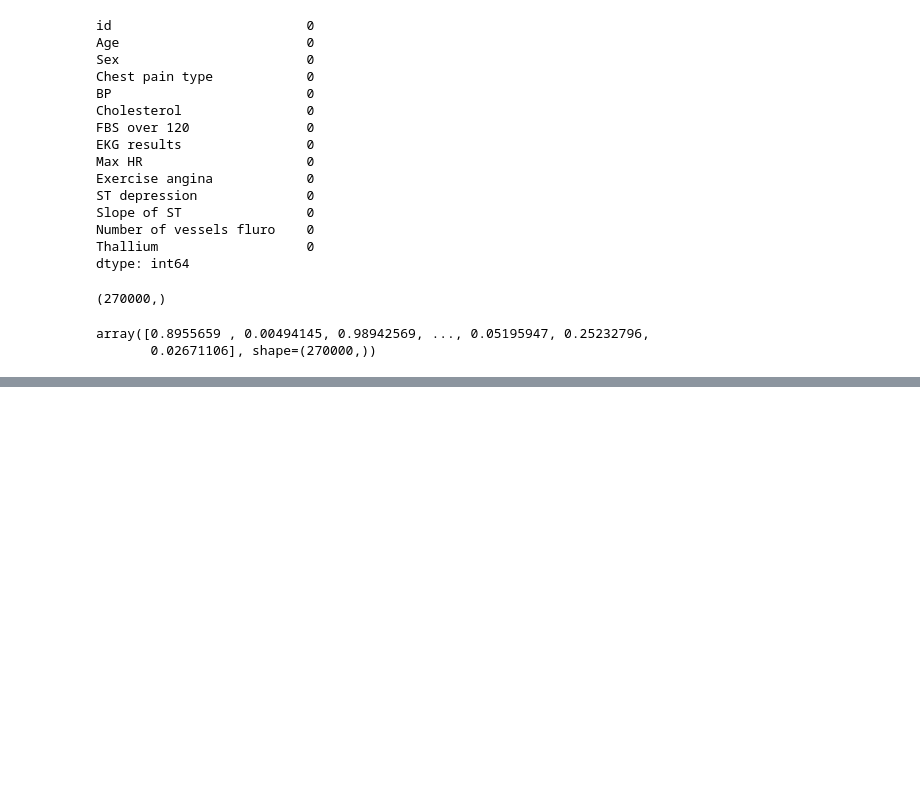
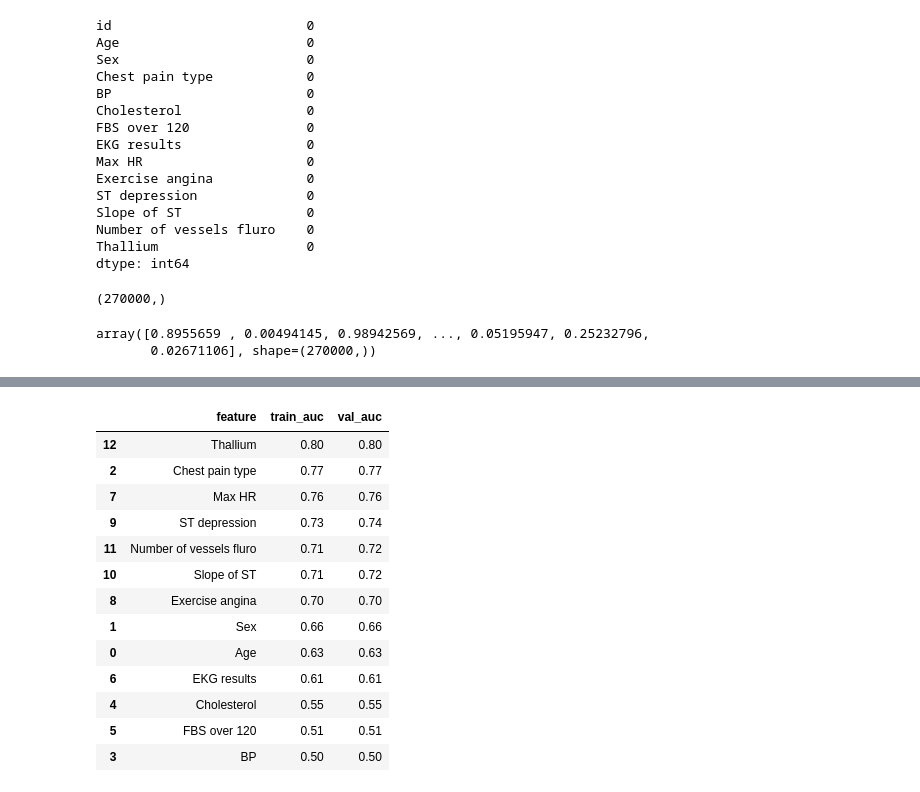
Before and after one commit to alwaysandeep/ml-experiments, a Jupyter notebook: experiments/kaggle/playground-feb-26-edition.ipynb, the cells around one changed output, grey strips where cells are left out. Cells and saved outputs as stored; diff of their text form; code cells hidden in the pictures; blank space fills up the shorter version.

```diff
--- a/experiments/kaggle/playground-feb-26-edition.ipynb
+++ b/experiments/kaggle/playground-feb-26-edition.ipynb
@@ -622,0 +710,53 @@ sub_df.to_csv('baseline_submission_simplelogistic.csv', index=False)
+# %%
+# Per-feature AUC analysis using existing preprocessor
+feature_aucs = []
+
+for feature in FEATURES:
+    # Determine if categorical or numeric
+    if feature in cat_cols:
+        single_preprocessor = ColumnTransformer([
+            ('cat', OneHotEncoder(drop='first', handle_unknown='ignore'), [feature])
+        ])
+    else:
+        single_preprocessor = ColumnTransformer([
+            ('num', StandardScaler(), [feature])
+        ])
+
+    # Build single-feature model
+    single_model = Pipeline([
+        ('prep', single_preprocessor),
+        ('lr', LogisticRegression(max_iter=1000))
+    ])
+
+    # Train and evaluate
+    single_model.fit(X_train[[feature]], y_train)
+    train_probs_single = single_model.predict_proba(X_train[[feature]])[:, 1]
+    val_probs_single = single_model.predict_proba(X_valid[[feature]])[:, 1]
+
+    train_auc = roc_auc_score(y_train, train_probs_single)
+    val_auc = roc_auc_score(y_valid, val_probs_single)
+
+    feature_aucs.append({
+        'feature': feature,
+        'train_auc': train_auc,
+        'val_auc': val_auc
+    })
+
+# Create dataframe and sort by val AUC
+feature_auc_df = pd.DataFrame(feature_aucs).sort_values('val_auc', ascending=False)
+feature_auc_df
+# %% [output]
+|  | feature | train_auc | val_auc |
+| 12 | Thallium | 0.80 | 0.80 |
+| 2 | Chest pain type | 0.77 | 0.77 |
+| 7 | Max HR | 0.76 | 0.76 |
+| 9 | ST depression | 0.73 | 0.74 |
+| 11 | Number of vessels fluro | 0.71 | 0.72 |
+| 10 | Slope of ST | 0.71 | 0.72 |
+| 8 | Exercise angina | 0.70 | 0.70 |
+| 1 | Sex | 0.66 | 0.66 |
+| 0 | Age | 0.63 | 0.63 |
+| 6 | EKG results | 0.61 | 0.61 |
+| 4 | Cholesterol | 0.55 | 0.55 |
+| 5 | FBS over 120 | 0.51 | 0.51 |
+| 3 | BP | 0.50 | 0.50 |
```
Also changed, not shown: parts of 14 cells of this notebook, 4 other files.
